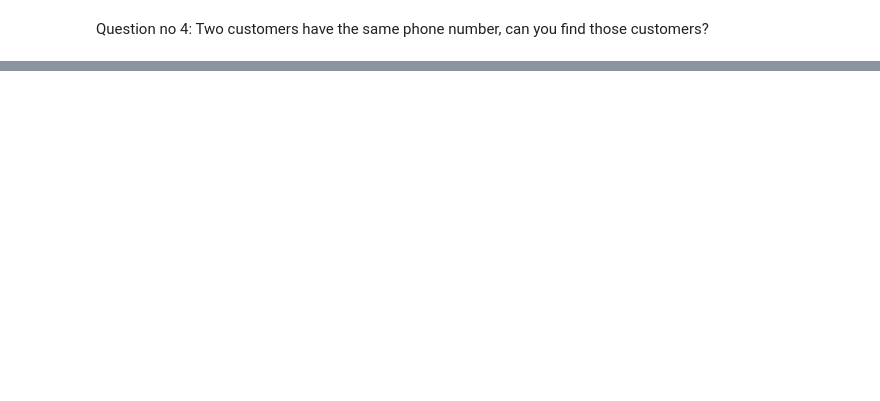
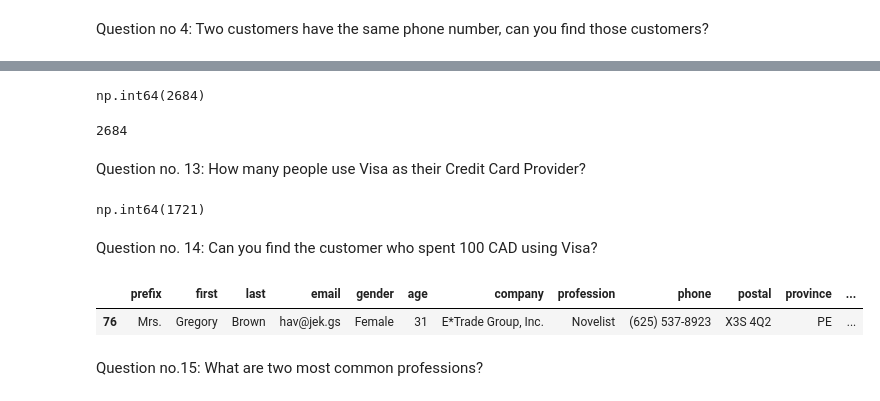
Before and after one commit to mdarafat-boop/Exploratory_Data_Analysis_EDA_with_PANDAS, a Jupyter notebook: Copy_of_cust_pranch_data_exracice.ipynb, the cells around one changed output, grey strips where cells are left out. Saved outputs shown, nothing was run; the diff lists cells and outputs as text; code cells hidden in the pictures; blank space fills up the shorter version.

```diff
--- a/Copy_of_cust_pranch_data_exracice.ipynb
+++ b/Copy_of_cust_pranch_data_exracice.ipynb
@@ -31,0 +146,25 @@ cust.groupby('phone')['first'].count().sort_values(ascending=False).head(1)
+# %%
+# way #1 using sum function
+cust['cc_exp'].apply(find).sum()
+# %% [output]
+np.int64(2684)
+# %%
+# way #2 using lamda function
+sum(cust['cc_exp'].apply(lambda x: x[5:]) == '19')
+# %% [output]
+2684
+# %% [markdown]
+Question no. 13: How many people use Visa as their Credit Card Provider?
+# %%
+cust[cust['cc_type'] == 'Visa']['prefix'].count()
+# %% [output]
+np.int64(1721)
+# %% [markdown]
+Question no. 14: Can you find the customer who spent 100 CAD using Visa?
+# %%
+cust[(cust['cc_type'] == 'Visa') & (cust['price(CAD)'] == 100.0)]
+# %% [output]
+|  | prefix | first | last | email | gender | age | company | profession | phone | postal | province | ... |
+| 76 | Mrs. | Gregory | Brown | hav@jek.gs | Female | 31 | E*Trade Group, Inc. | Novelist | (625) 537-8923 | X3S 4Q2 | PE | ... |
+# %% [markdown]
+Question no.15: What are two most common professions?
```
Also changed, not shown: parts of 30 cells of this notebook.
